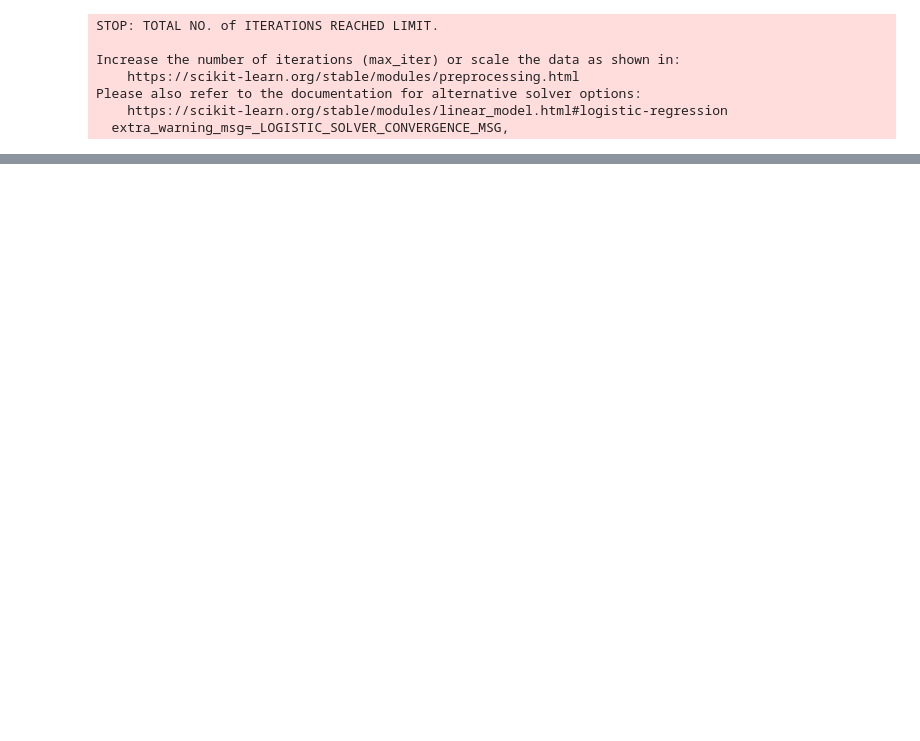
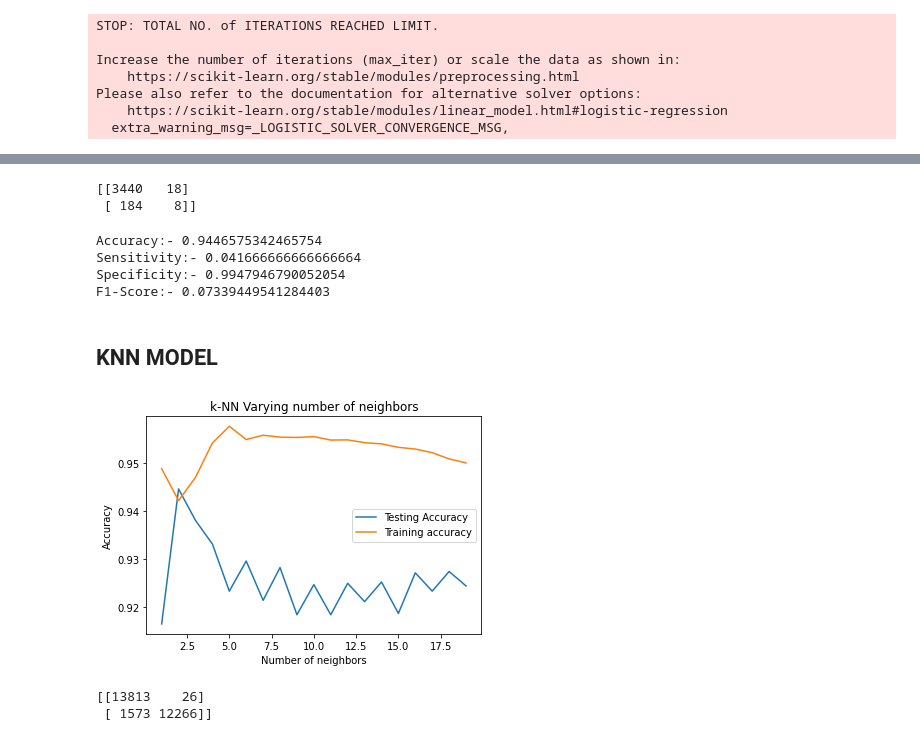
Before and after one commit to ajinkyajumde/customer-prediction, a Jupyter notebook: Final_Customer_Prediction.ipynb, the cells around one changed output, grey strips where cells are left out. Saved outputs shown, nothing was run; the diff lists cells and outputs as text; code cells hidden in the pictures; blank space fills up the shorter version.

```diff
--- a/Final_Customer_Prediction.ipynb
+++ b/Final_Customer_Prediction.ipynb
@@ -528,0 +533,7 @@ F1-Score:- 0.9360709987966305
+# %%
+# Confusion matrix
+confusion = metrics.confusion_matrix(Y_test, Y_test_pred)
+print(confusion)
+# %% [output]
+[[3440   18]
+ [ 184    8]]
@@ -528,0 +545,51 @@ F1-Score:- 0.9360709987966305
+# %%
+# Accuracy
+print("Accuracy:-",metrics.accuracy_score(Y_test, Y_test_pred))
+
+# Sensitivity
+print("Sensitivity:-",TP / float(TP+FN))
+
+# Specificity
+print("Specificity:-", TN / float(TN+FP))
+
+# F1 score
+print("F1-Score:-", f1_score(Y_test, Y_test_pred))
+# %% [output]
+Accuracy:- 0.9446575342465754
+Sensitivity:- 0.041666666666666664
+Specificity:- 0.9947946790052054
+F1-Score:- 0.07339449541284403
+# %% [markdown]
+## **KNN MODEL**
+# %%
+# Import KNeighborsClassifier
+from sklearn.neighbors import KNeighborsClassifier
+
+#Setup arrays to store training and test accuracies
+neighbors = np.arange(1,20)
+train_accuracy =np.empty(len(neighbors))
+test_accuracy = np.empty(len(neighbors))
+
+for i,k in enumerate(neighbors):
+    # Setup a knn classifier with k neighbors
+    knn = KNeighborsClassifier(n_neighbors=k)
+
+    # Fit the model
+    knn.fit(X_train, Y_train)
+
+    # Compute accuracy on the training set
+    train_accuracy[i] = knn.score(X_train, Y_train)
+
+    # Compute accuracy on the test set
+    test_accuracy[i] = knn.score(X_test, Y_test)
+# %%
+# Generate plot
+plt.title('k-NN Varying number of neighbors')
+plt.plot(neighbors, test_accuracy, label='Testing Accuracy')
+plt.plot(neighbors, train_accuracy, label='Training accuracy')
+plt.legend()
+plt.xlabel('Number of neighbors')
+plt.ylabel('Accuracy')
+plt.show()
+# %% [output]
+[figure, added]
@@ -528,0 +605,7 @@ F1-Score:- 0.9360709987966305
+# %%
+# Confusion matrix
+confusion = metrics.confusion_matrix(Y_train, Y_train_pred)
+print(confusion)
+# %% [output]
+[[13813    26]
+ [ 1573 12266]]
```
Also changed, not shown: parts of 25 cells of this notebook.
